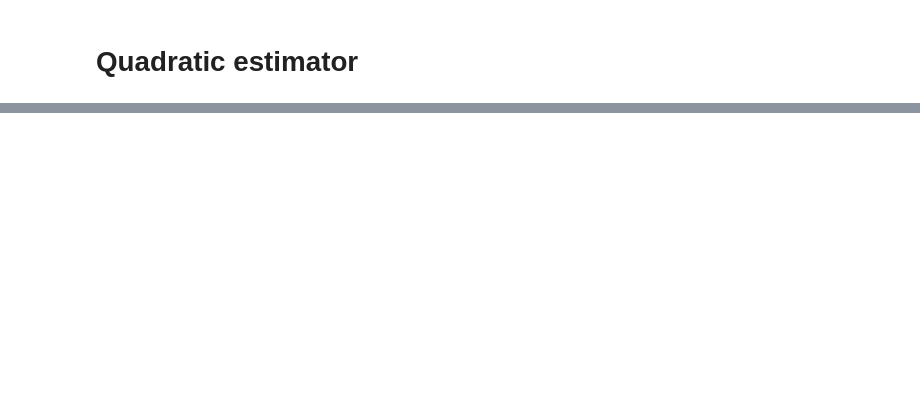
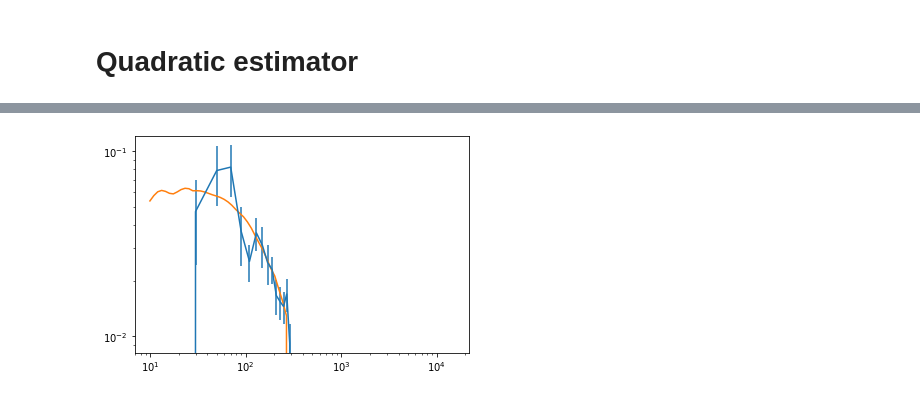
Before and after one commit to winstonyin/cmb_simulation, a Jupyter notebook: cmb_simulation.ipynb, the cells around one changed output, grey strips where cells are left out. Drawn from its saved outputs; the diff is of its cells as text; code cells hidden in the pictures; blank space fills up the shorter version.

```diff
--- a/cmb_simulation.ipynb
+++ b/cmb_simulation.ipynb
@@ -380,0 +397,23 @@ plt.show()
+# %%
+f_sub = 0.8
+d = 1/60/180*np.pi
+N = 800
+cmb = CMBSpectra(powers)
+teb = cmb.generatePrimordialMaps(d, N)
+p = cmb.generateLensingPotential(d, N)
+aa_spec = Spectrum(C_aa(0.2))
+a = aa_spec.generateMap(d, N)
+detector = Detector(*cmb_s4_params)
+teb_obs = detector.addNoise(teb) # no lensing, no rotation
+teb_len = lensTEB(teb, p, lensTaylorNearest)
+teb_len_obs = detector.addNoise(teb_len) # lensing, no rotation
+teb_rot = rotateTEB(teb, a)
+teb_rot_obs = detector.addNoise(teb_rot) # rotation, no lensing
+teb_len_rot = rotateTEB(teb_len, a)
+teb_len_rot_obs = detector.addNoise(teb_len_rot) # rotation and lensing
+# %%
+# rotation realisation from spectrum
+a.binSpectrum(20).plot(scale2deg, logaxis='both')
+aa_spec.plot(np.logspace(1, 3), scale=scale2deg)
+# %% [output]
+[figure, added]
```
Also changed, not shown: parts of 16 cells of this notebook, 1 other file.
